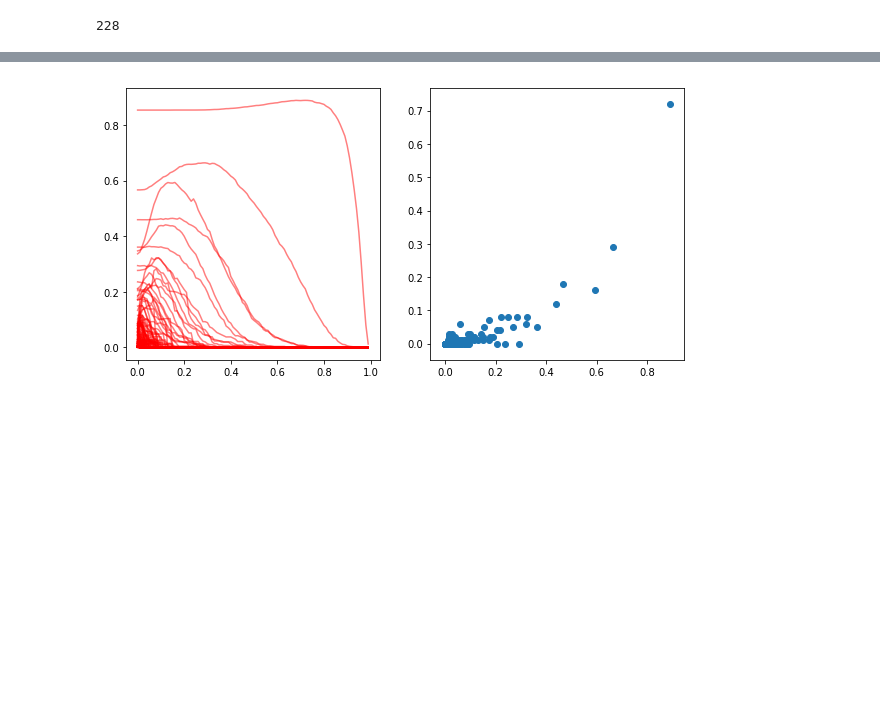
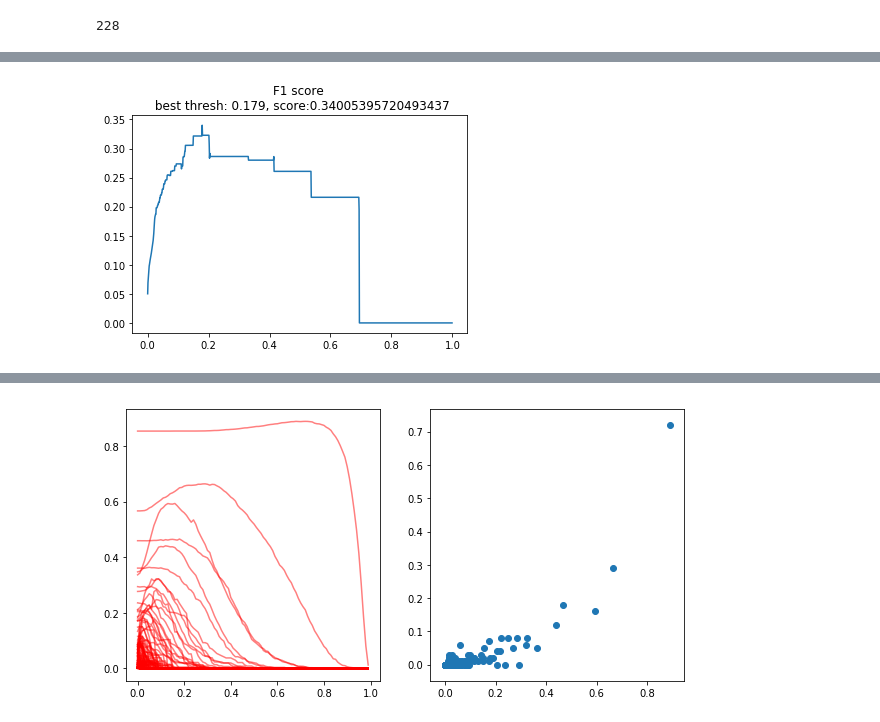
Before and after one commit to GougeC/iMaterialist_Challenge, a Jupyter notebook: Simple_Model.ipynb, the cells around one changed output, grey strips where cells are left out. Saved outputs shown, nothing was run; the diff lists cells and outputs as text; code cells hidden in the pictures; blank space fills up the shorter version.

```diff
--- a/Simple_Model.ipynb
+++ b/Simple_Model.ipynb
@@ -34,11 +34,14 @@ from sklearn.metrics import f1_score
 # %%
 labels = json.load(open('data/reformatted_train.json'))
 # %%
-y = [labels[str(x)]['labelId'] for x in range(1,10000)]
+y = [labels[str(x)]['labelId'] for x in range(1,20000)]
 y = [[int(x) for x in a] for a in y]
+classes = set()
 largest = 0
 for l in y:
     for num in l:
+        if num not in classes:
+            classes.add(num)
         if num > largest:
             largest = num
 NUM_CLASSES = largest
@@ -76,0 +94,27 @@ def create_finetuned_vgg16(base_layers):
+# %%
+training_gen,Xval,yval = training_utils.create_sequence_and_val(labels,4000,50,inception_v3.preprocess_input)
+# %%
+inception_base = InceptionV3(weights='imagenet', include_top=False, input_shape=(224,224,3))
+iv3model2 = create_model2(inception_base)
+
+sgd = keras.optimizers.SGD(lr = .001)
+adam = keras.optimizers.Adam(lr = .01)
+rmsprop = keras.optimizers.RMSprop(lr = .001)
+# %%
+iv3model2.compile(optimizer = rmsprop, loss =  'binary_crossentropy' , metrics = ['accuracy'])
+iv3model2.fit_generator(training_gen,
+                     epochs = 4,
+                     steps_per_epoch= 100,
+                     validation_data = (Xval,yval),
+                     workers = 6,
+                     use_multiprocessing = True,
+                     verbose = 1)
+
+iv3model2.compile(optimizer = sgd, loss =  'binary_crossentropy' , metrics = ['accuracy'])
+iv3model2.fit_generator(training_gen,
+                     epochs = 2,
+                     steps_per_epoch= 100,
+                     validation_data = (Xval,yval),
+                     workers = 6,
+                     use_multiprocessing = True,
+                     verbose = 1)
@@ -76,0 +148,4 @@ def create_finetuned_vgg16(base_layers):
+# %%
+eval_model(iv3model2,Xval,yval)
+# %% [output]
+[figure, added]
```
Also changed, not shown: parts of 35 cells of this notebook, 1 other file.
